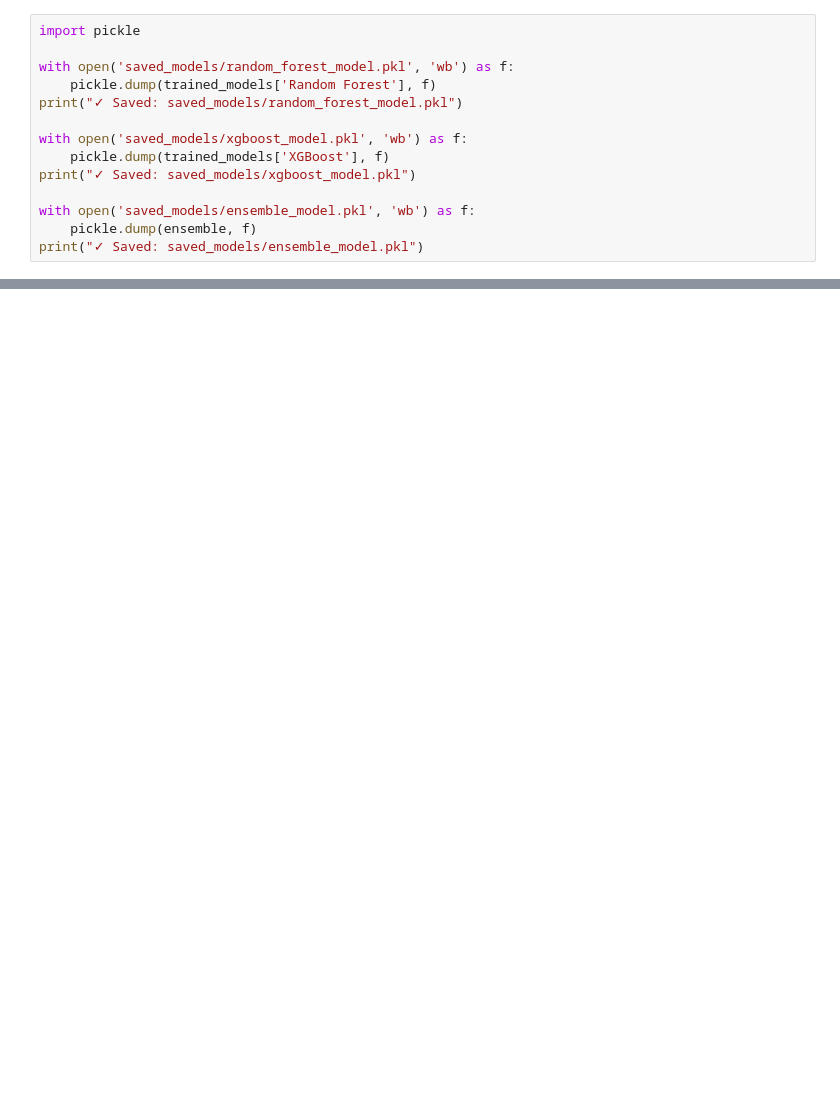
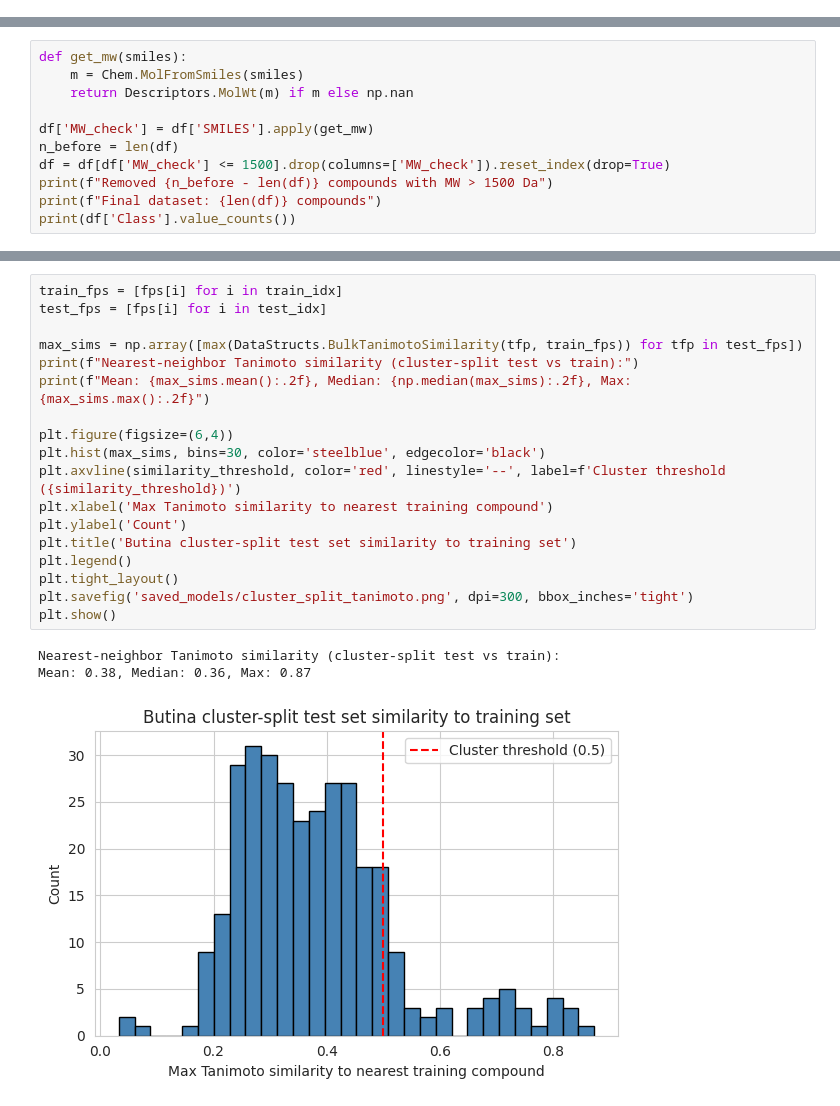
Before and after one commit to Amirtesh/Ferroptosis-Predictor, a Jupyter notebook: model_training.ipynb, the cells around one changed output, grey strips where cells are left out. Cells and saved outputs as stored; diff of their text form; blank space fills up the shorter version.

```diff
--- a/model_training.ipynb
+++ b/model_training.ipynb
@@ -705,14 +0,0 @@ Saved: saved_models/ensemble_permutation_hist.png
-# %%
-import pickle
-
-with open('saved_models/random_forest_model.pkl', 'wb') as f:
-    pickle.dump(trained_models['Random Forest'], f)
-print("✓ Saved: saved_models/random_forest_model.pkl")
-
-with open('saved_models/xgboost_model.pkl', 'wb') as f:
-    pickle.dump(trained_models['XGBoost'], f)
-print("✓ Saved: saved_models/xgboost_model.pkl")
-
-with open('saved_models/ensemble_model.pkl', 'wb') as f:
-    pickle.dump(ensemble, f)
-print("✓ Saved: saved_models/ensemble_model.pkl")
@@ -1138,0 +64,11 @@ All SHAP values saved
+# %%
+def get_mw(smiles):
+    m = Chem.MolFromSmiles(smiles)
+    return Descriptors.MolWt(m) if m else np.nan
+
+df['MW_check'] = df['SMILES'].apply(get_mw)
+n_before = len(df)
+df = df[df['MW_check'] <= 1500].drop(columns=['MW_check']).reset_index(drop=True)
+print(f"Removed {n_before - len(df)} compounds with MW > 1500 Da")
+print(f"Final dataset: {len(df)} compounds")
+print(df['Class'].value_counts())
@@ -1138,0 +181,22 @@ All SHAP values saved
+# %%
+train_fps = [fps[i] for i in train_idx]
+test_fps = [fps[i] for i in test_idx]
+
+max_sims = np.array([max(DataStructs.BulkTanimotoSimilarity(tfp, train_fps)) for tfp in test_fps])
+print(f"Nearest-neighbor Tanimoto similarity (cluster-split test vs train):")
+print(f"Mean: {max_sims.mean():.2f}, Median: {np.median(max_sims):.2f}, Max: {max_sims.max():.2f}")
+
+plt.figure(figsize=(6,4))
+plt.hist(max_sims, bins=30, color='steelblue', edgecolor='black')
+plt.axvline(similarity_threshold, color='red', linestyle='--', label=f'Cluster threshold ({similarity_threshold})')
+plt.xlabel('Max Tanimoto similarity to nearest training compound')
+plt.ylabel('Count')
+plt.title('Butina cluster-split test set similarity to training set')
+plt.legend()
+plt.tight_layout()
+plt.savefig('saved_models/cluster_split_tanimoto.png', dpi=300, bbox_inches='tight')
+plt.show()
+# %% [output]
+Nearest-neighbor Tanimoto similarity (cluster-split test vs train):
+Mean: 0.38, Median: 0.36, Max: 0.87
+[figure, added]
```
Also changed, not shown: parts of 70 cells of this notebook, 3 other files.
